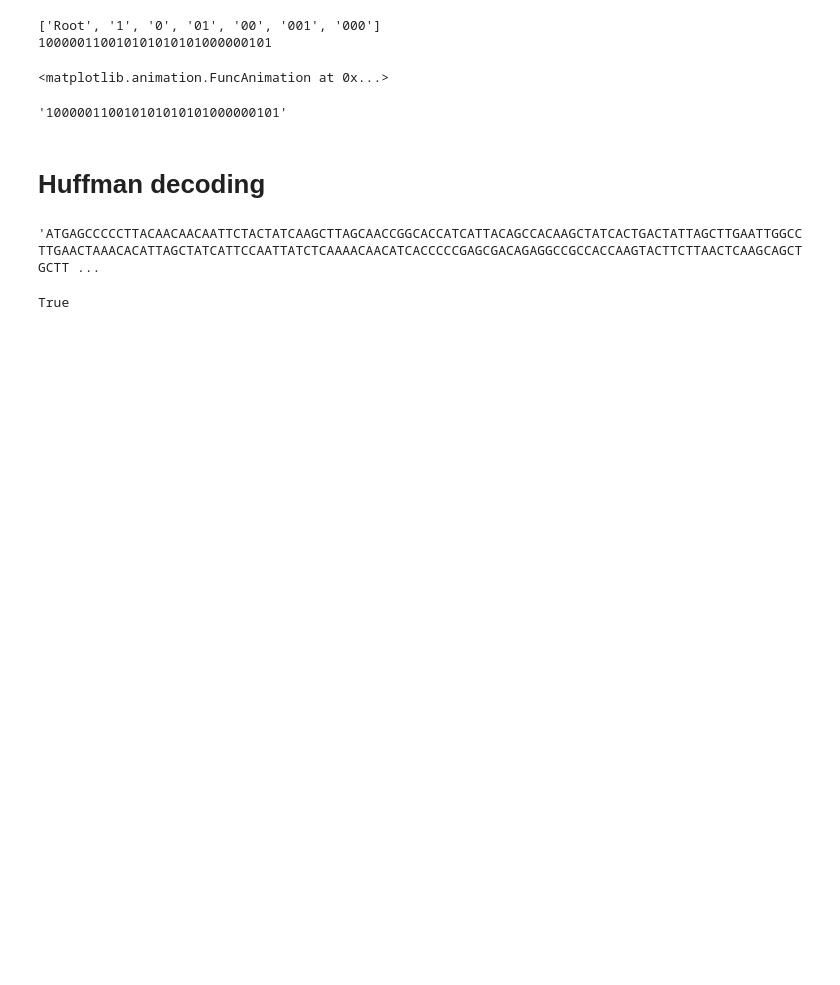
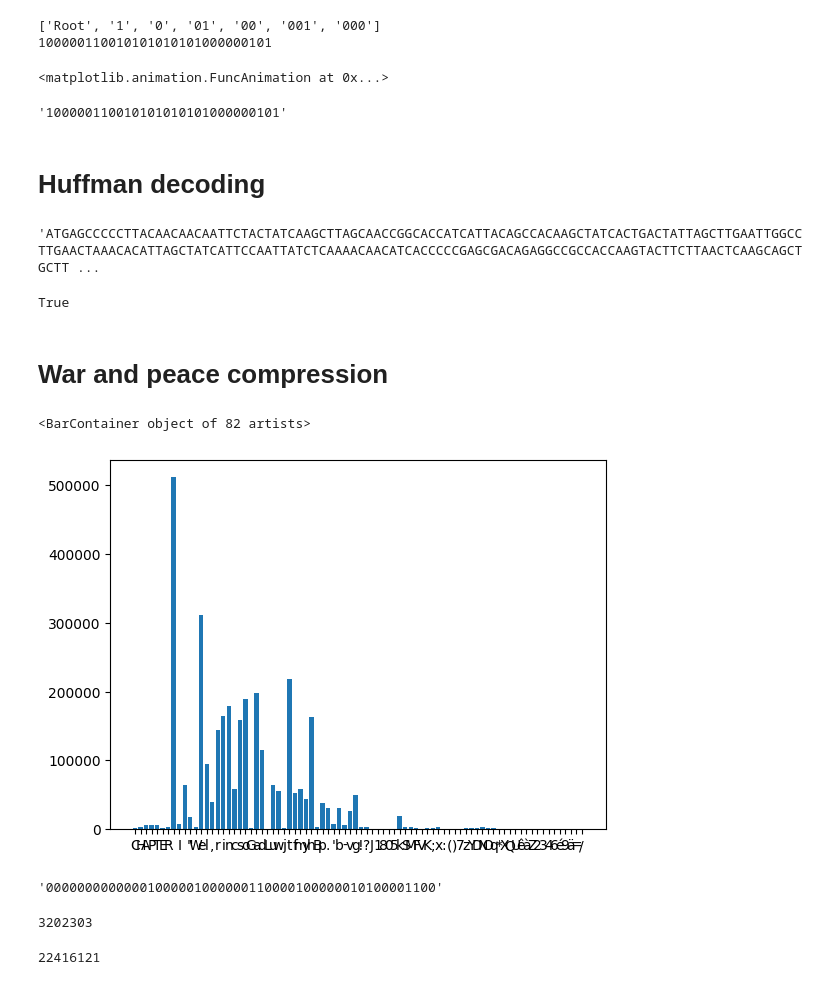
Before and after one commit to MattiaFiore/Source-Coding-Project, a Jupyter notebook: Huffman.ipynb, the cells around one changed output. Cells and saved outputs as stored; diff of their text form; code cells hidden in the pictures; blank space fills up the shorter version.

```diff
--- a/Huffman.ipynb
+++ b/Huffman.ipynb
@@ -542,3 +532,20 @@ decoded_seq
 decoded_seq == DNA_sequence
 # %% [output]
 True
+# %% [markdown]
+# War and peace compression
+# %%
+book = ""
+with open("book-war-and-peace.txt") as f:
+
+  for i in f:
+    book += i
+# %%
+from collections import Counter
+import matplotlib.pyplot as plt
+
+count = Counter(book)
+plt.bar(count.keys(), count.values())
+# %% [output]
+<BarContainer object of 82 artists>
+[figure, added]
@@ -544,0 +560,18 @@ True
+# %%
+encoded_book = ""
+for i in book:
+  encoded_book += dictionary[i]
+
+encoded_book[:50]
+# %% [output]
+'00000000000001000001000000110000100000010100001100'
+# %%
+total_symbols = len(book)
+total_symbols
+# %% [output]
+3202303
+# %%
+total_bits = len(encoded_book)
+total_bits
+# %% [output]
+22416121
```
Also changed, not shown: parts of 30 cells of this notebook.
